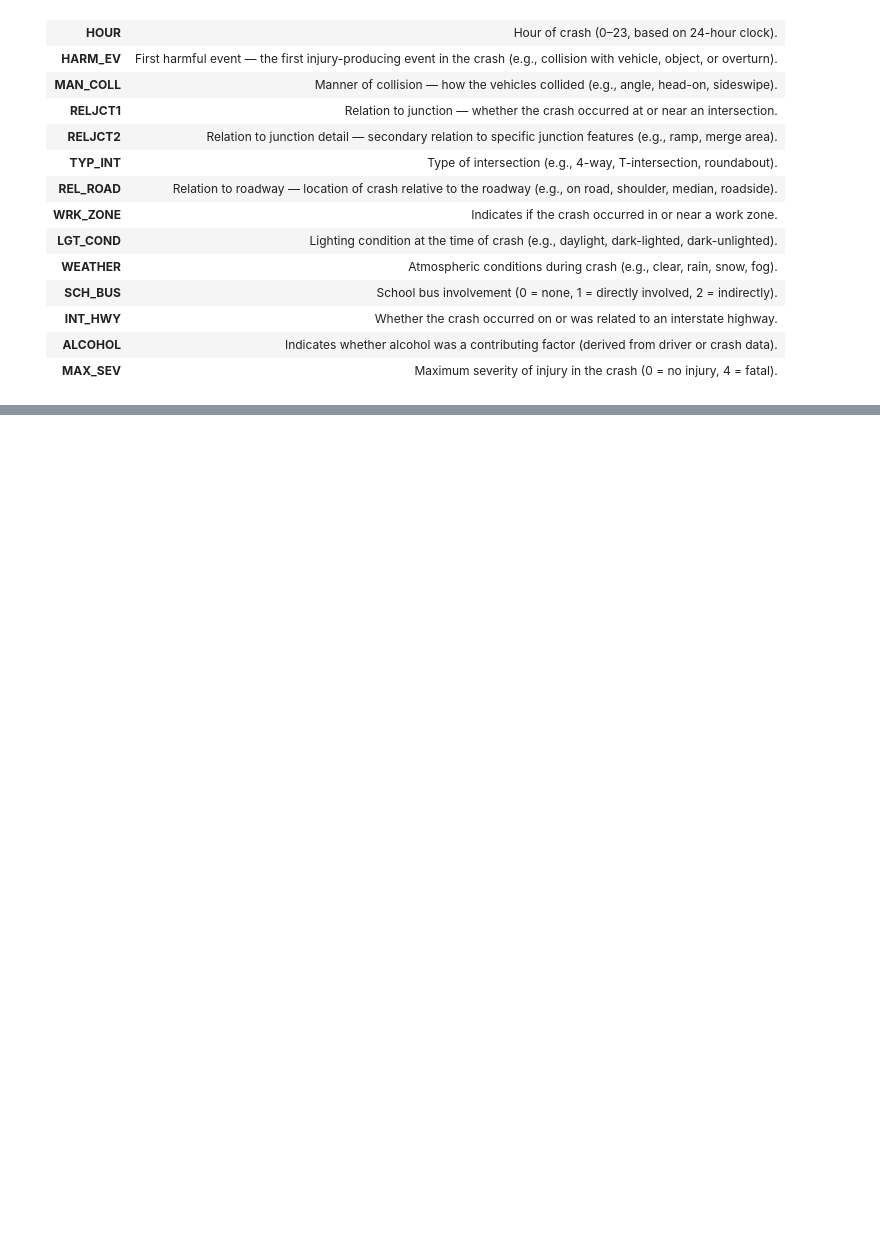
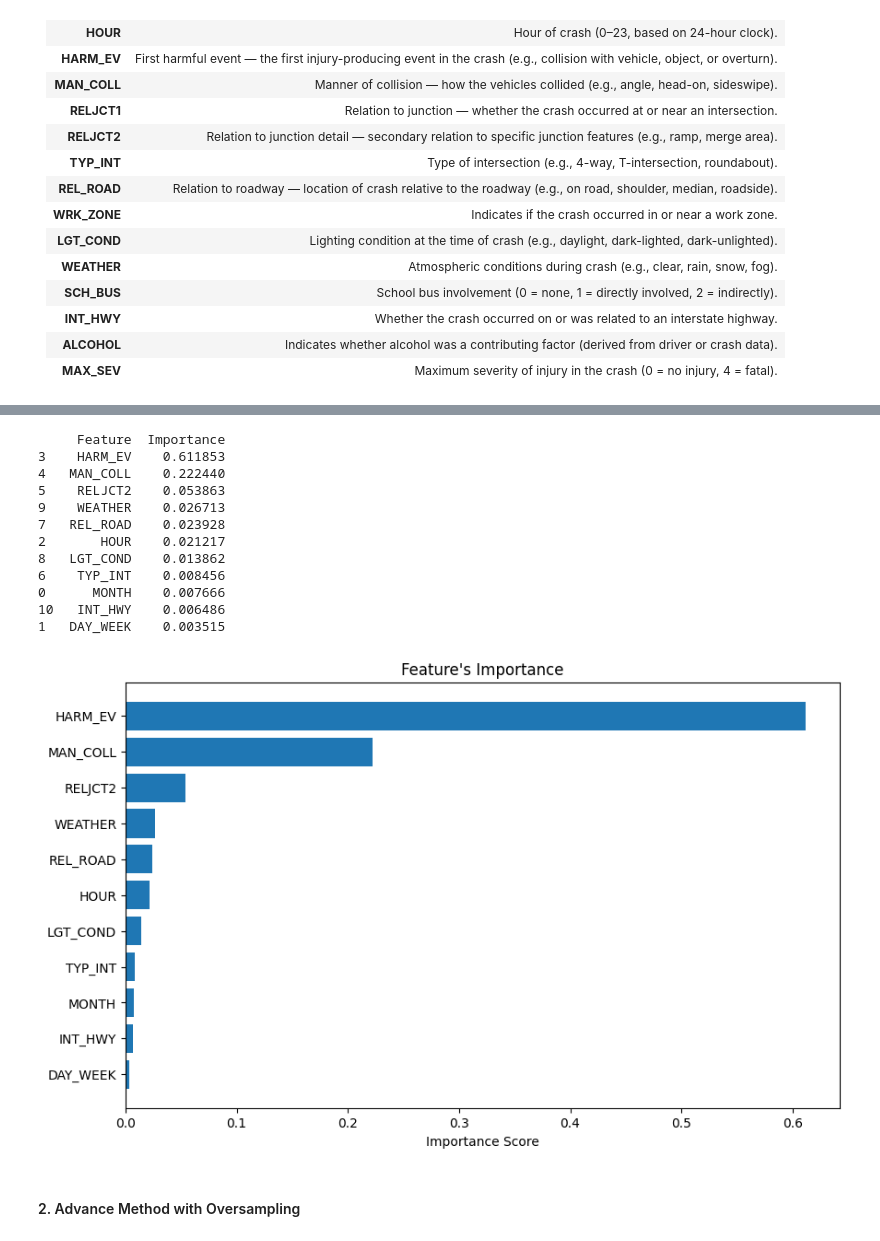
Before and after one commit to emmab0118/Data_Miners, a Jupyter notebook: demo.ipynb, the cells around one changed output, grey strips where cells are left out. Drawn from its saved outputs; the diff is of its cells as text; code cells hidden in the pictures; blank space fills up the shorter version.

```diff
--- a/demo.ipynb
+++ b/demo.ipynb
@@ -365,0 +403,41 @@ weighted avg       0.45      0.52      0.41     91689
+# %%
+import pandas as pd
+import matplotlib.pyplot as plt
+dt = DecisionTreeClassifier(max_depth=10, min_samples_split= 500, random_state=RANDOM_STATE)
+dt.fit(X_train, y_train)
+# Get feature importances from your trained decision tree
+importances = dt.feature_importances_
+feat_names = X_train.columns
+
+# Put into DataFrame
+feat_df = pd.DataFrame({
+    "Feature": feat_names,
+    "Importance": importances
+}).sort_values(by="Importance", ascending=False)
+
+# Print top features
+print(feat_df.head(20))
+
+# Plot
+plt.figure(figsize=(10,6))
+plt.barh(feat_df["Feature"].head(20), feat_df["Importance"])
+plt.gca().invert_yaxis()
+plt.xlabel("Importance Score")
+plt.title("Feature's Importance")
+plt.show()
+# %% [output]
+     Feature  Importance
+3    HARM_EV    0.611853
+4   MAN_COLL    0.222440
+5    RELJCT2    0.053863
+9    WEATHER    0.026713
+7   REL_ROAD    0.023928
+2       HOUR    0.021217
+8   LGT_COND    0.013862
+6    TYP_INT    0.008456
+0      MONTH    0.007666
+10   INT_HWY    0.006486
+1   DAY_WEEK    0.003515
+[figure, added]
+# %% [markdown]
+#### 2. Advance Method with Oversampling
```
Also changed, not shown: parts of 25 cells of this notebook, 1 other file.
